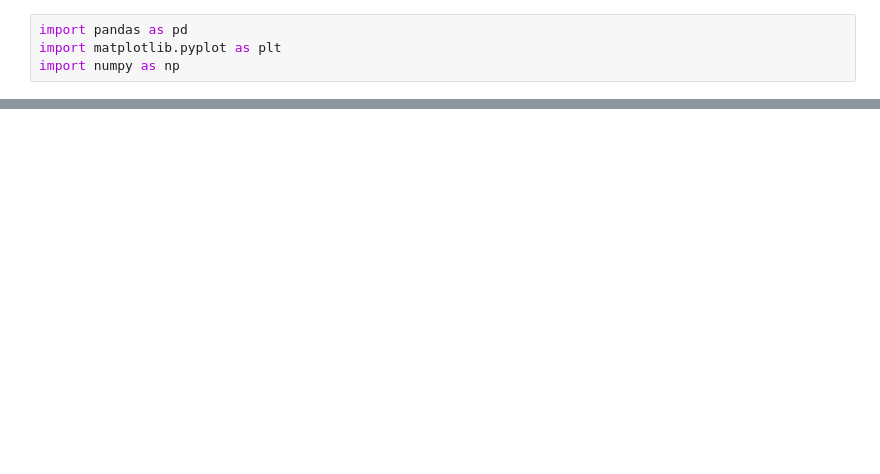
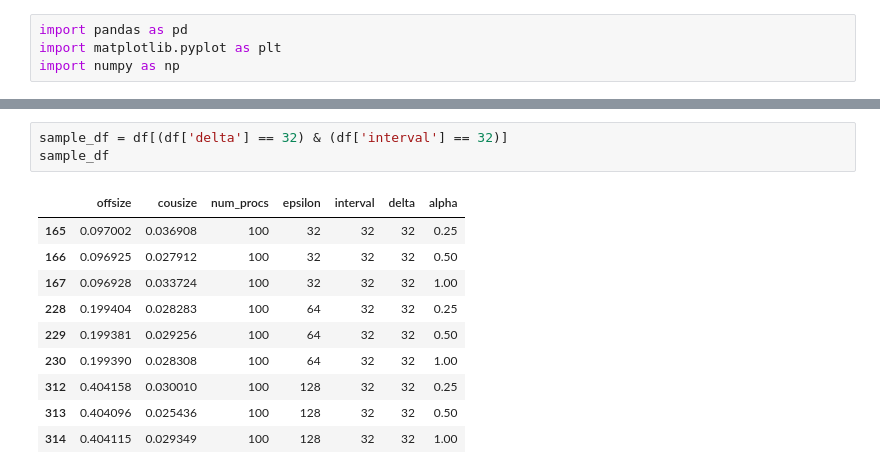
Before and after one commit to shaanzie/replay-clocks, a Jupyter notebook: Notebooks/datagrapher.ipynb, the cells around one changed output, grey strips where cells are left out. Saved outputs shown, nothing was run; the diff lists cells and outputs as text; blank space fills up the shorter version.

```diff
--- a/Notebooks/datagrapher.ipynb
+++ b/Notebooks/datagrapher.ipynb
@@ -50,0 +15,14 @@ No artists with labels found to put in legend.  Note that artists whose label st
+# %%
+sample_df = df[(df['delta'] == 32) & (df['interval'] == 32)]
+sample_df
+# %% [output]
+|  | offsize | cousize | num_procs | epsilon | interval | delta | alpha |
+| 165 | 0.097002 | 0.036908 | 100 | 32 | 32 | 32 | 0.25 |
+| 166 | 0.096925 | 0.027912 | 100 | 32 | 32 | 32 | 0.50 |
+| 167 | 0.096928 | 0.033724 | 100 | 32 | 32 | 32 | 1.00 |
+| 228 | 0.199404 | 0.028283 | 100 | 64 | 32 | 32 | 0.25 |
+| 229 | 0.199381 | 0.029256 | 100 | 64 | 32 | 32 | 0.50 |
+| 230 | 0.199390 | 0.028308 | 100 | 64 | 32 | 32 | 1.00 |
+| 312 | 0.404158 | 0.030010 | 100 | 128 | 32 | 32 | 0.25 |
+| 313 | 0.404096 | 0.025436 | 100 | 128 | 32 | 32 | 0.50 |
+| 314 | 0.404115 | 0.029349 | 100 | 128 | 32 | 32 | 1.00 |
```
Also changed, not shown: parts of 5 cells of this notebook.
